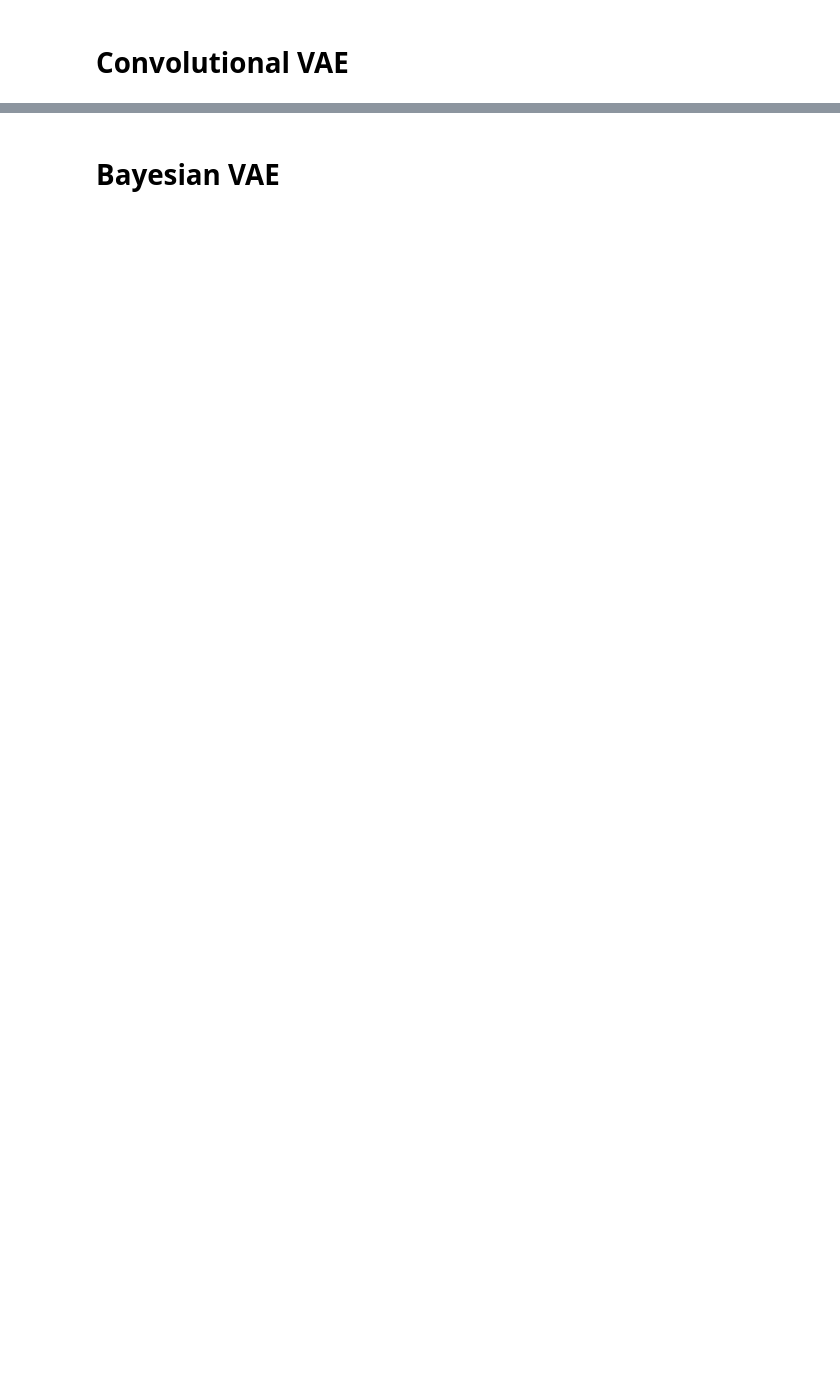
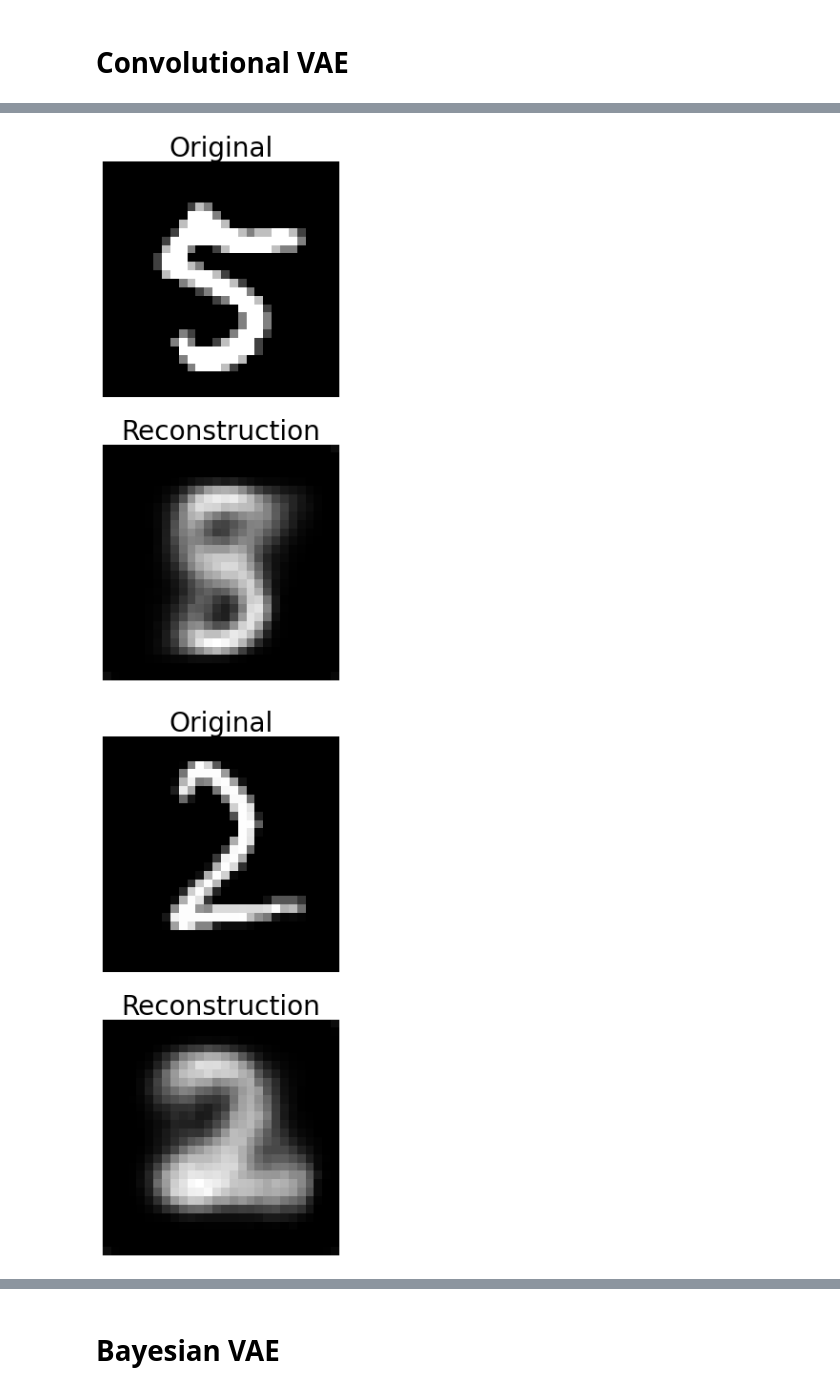
Before and after one commit to nhey/pml-exam, a Jupyter notebook: A_Density_modeling.ipynb, the cells around one changed output, grey strips where cells are left out. Cells and saved outputs as stored; diff of their text form; code cells hidden in the pictures; blank space fills up the shorter version.

```diff
--- a/A_Density_modeling.ipynb
+++ b/A_Density_modeling.ipynb
@@ -242,0 +592,11 @@ plot_latent_space(conv_model.encode)
+# %%
+epochs2 = 10
+for epoch in range(1, epochs2 + 1):
+    train(conv_model, optimizer, epoch)
+    test(conv_model, epoch)
+    with torch.no_grad():
+        sample = torch.randn(64, 2).to(device)
+        sample = conv_model.decode(sample).cpu()
+        save_image(sample.view(64, 1, 28, 28),
+                   'results/conv/sample_' + str(epoch) + '.png'
+                  )
@@ -242,0 +639,18 @@ plot_latent_space(conv_model.encode)
+# %%
+model = conv_model
+model_name = "ConvVAE"
+savedir = f"{model_name}_eval"
+os.makedirs(savedir, exist_ok=True)
+
+inspect_sample(train_det, 4, model, cmap="gray", filename=os.path.join(savedir, f"{model_name}_sample_train.png"))
+
+inspect_sample(test_det, 4, model, cmap="gray", filename=os.path.join(savedir, f"{model_name}_sample_test.png"))
+
+inspect_latentspace(train_loader, model, filename=os.path.join(savedir, f"{model_name}_latent_train.png"), conv=True)
+
+inspect_latentspace(test_loader, model, filename=os.path.join(savedir, f"{model_name}_latent_test.png"), conv=True)
+
+mesh_plot(model, cmap="gray", filename=os.path.join(savedir, f"{model_name}_meshgrid.png"))
+# %% [output]
+[figure, added]
+[figure, added]
```
Also changed, not shown: parts of 44 cells of this notebook, 2 other files.
